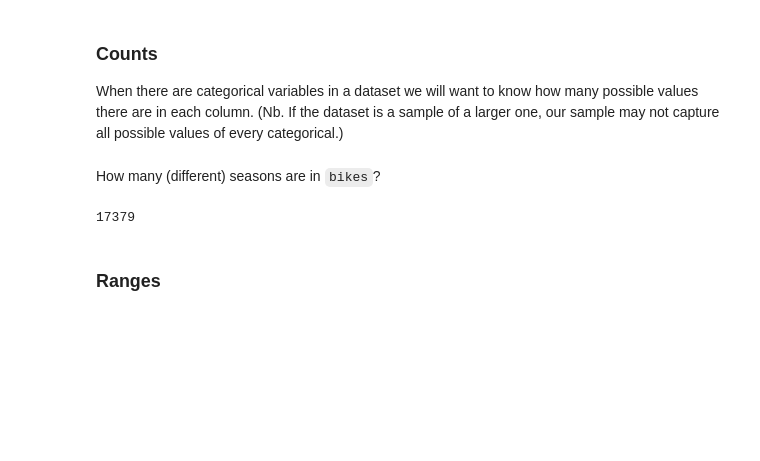
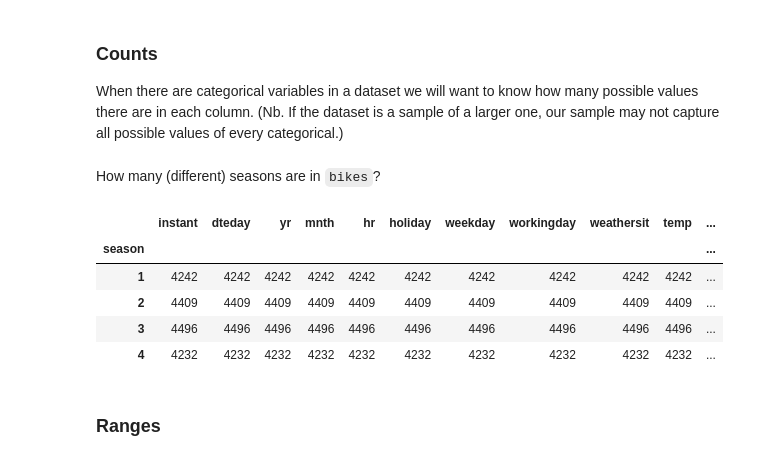
Before and after one commit to tdnam/ds, a Jupyter notebook: w3/lab/IOD_Lab 3.1.1.ipynb, the cells around one changed output. Saved outputs shown, nothing was run; the diff lists cells and outputs as text; code cells hidden in the pictures; blank space fills up the shorter version.

```diff
--- a/w3/lab/IOD_Lab 3.1.1.ipynb
+++ b/w3/lab/IOD_Lab 3.1.1.ipynb
@@ -470,9 +470,14 @@ When there are categorical variables in a dataset we will want to know how many
 How many (different) seasons are in `bikes`?
 # %%
 #ANSWER
-bikes['season'].count()
+bikes.groupby('season').count()
 # %% [output]
-17379
+|  | instant | dteday | yr | mnth | hr | holiday | weekday | workingday | weathersit | temp | ... |
+| season |  |  |  |  |  |  |  |  |  |  | ... |
+| 1 | 4242 | 4242 | 4242 | 4242 | 4242 | 4242 | 4242 | 4242 | 4242 | 4242 | ... |
+| 2 | 4409 | 4409 | 4409 | 4409 | 4409 | 4409 | 4409 | 4409 | 4409 | 4409 | ... |
+| 3 | 4496 | 4496 | 4496 | 4496 | 4496 | 4496 | 4496 | 4496 | 4496 | 4496 | ... |
+| 4 | 4232 | 4232 | 4232 | 4232 | 4232 | 4232 | 4232 | 4232 | 4232 | 4232 | ... |
 # %% [markdown]
 ### Ranges
 # %% [markdown]
```
Also changed, not shown: 3 other files.
